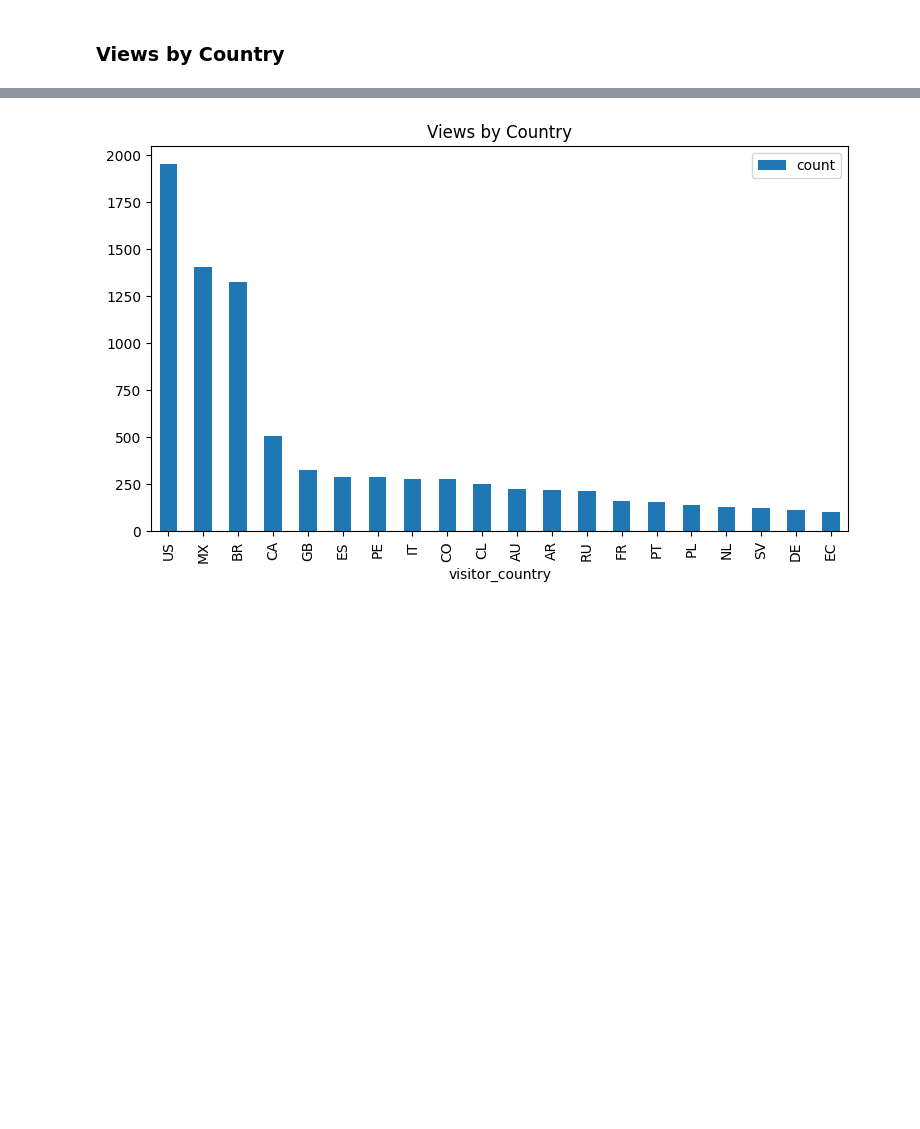
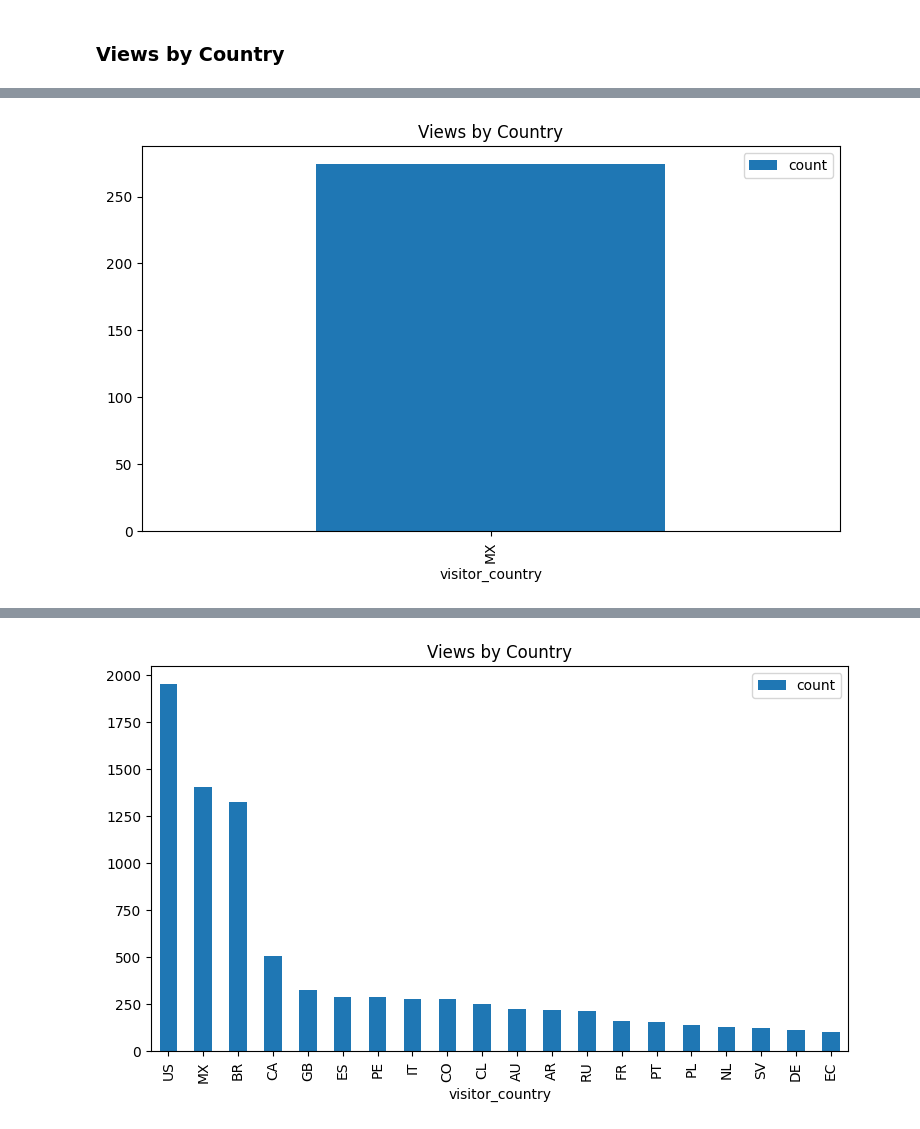
Before and after one commit to IliaSvetlichnyi/HW_University, a Jupyter notebook: Industrial/Python/CW/first copy.ipynb, the cells around one changed output, grey strips where cells are left out. Cells and saved outputs as stored; diff of their text form; code cells hidden in the pictures; blank space fills up the shorter version.

```diff
--- a/Industrial/Python/CW/first copy.ipynb
+++ b/Industrial/Python/CW/first copy.ipynb
@@ -7,7 +7,7 @@ import matplotlib.pyplot as plt
 json_data = []
 
 # Load each JSON object from each line
-with open('sample_small.json', 'r') as file:
+with open('/Users/ilya/Desktop/GitHub_Repositories/HW_University/Industrial/Python/CW/datasets/sample_small.json', 'r') as file:
     for line in file:
         try:
             json_object = json.loads(line)
@@ -69,0 +70,16 @@ views by country and all of them not for the whole file but for a specific doc_i
+# %%
+document_id = "140228202800-6ef39a241f35301a9a42cd0ed21e5fb0"
+
+# Filter the dataframe to include only the chosen document
+chosen_document_data = df[df["subject_doc_id"] == document_id]
+
+# Group by visitor country and count the views
+views_by_country = chosen_document_data.groupby("visitor_country").agg({"visitor_country": "count"}).rename(
+    columns={"visitor_country": "count"}).sort_values(by="count", ascending=False)
+
+# Plot the top 20 countries by views
+views_by_country.head(20).plot(
+    kind="bar", figsize=(9, 5), title="Views by Country")
+plt.show()
+# %% [output]
+[figure, added]
```
Also changed, not shown: parts of 3 cells of this notebook, 14 other files.
